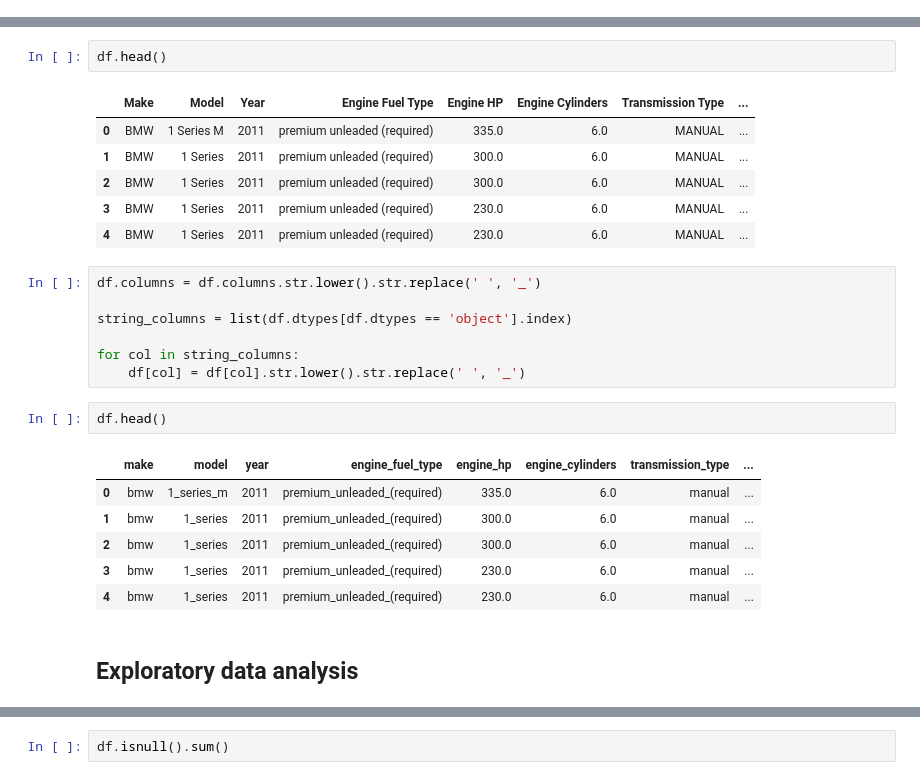
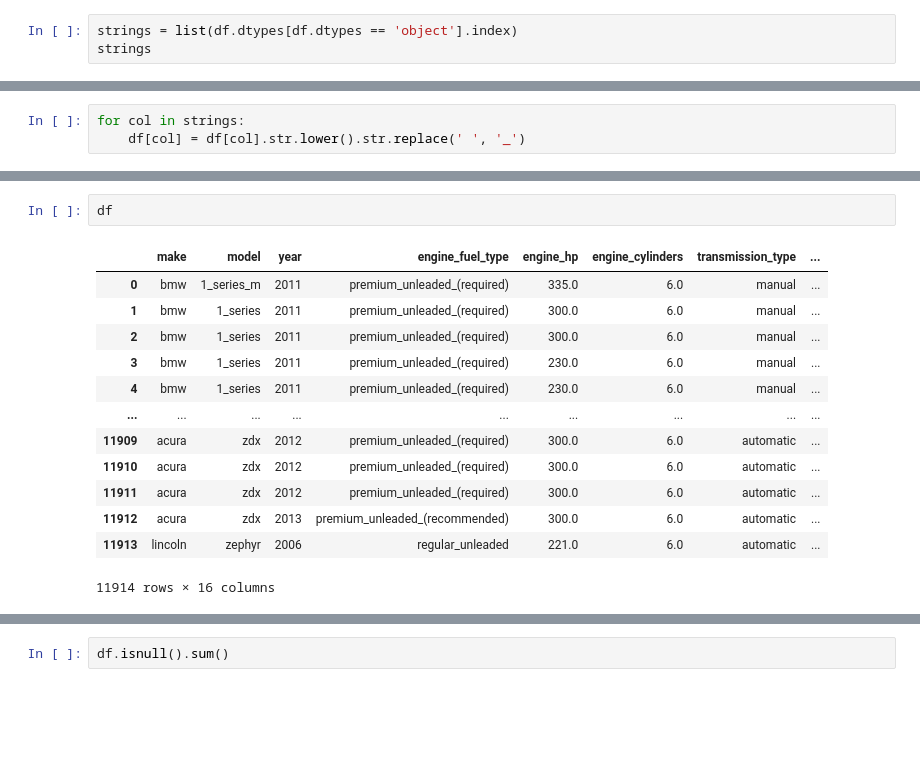
Before and after one commit to Nana-krakue/MLOps-Zoomcamp-2025, a Jupyter notebook: 02-regression/Notes.ipynb, the cells around one changed output, grey strips where cells are left out. Cells and saved outputs as stored; diff of their text form; blank space fills up the shorter version.

```diff
--- a/02-regression/Notes.ipynb
+++ b/02-regression/Notes.ipynb
@@ -12,0 +42,3 @@ len(df)
+# %%
+strings = list(df.dtypes[df.dtypes == 'object'].index)
+strings
@@ -12,0 +54,3 @@ len(df)
+# %%
+for col in strings:
+    df[col] = df[col].str.lower().str.replace(' ', '_')
@@ -13,27 +103,16 @@ len(df)
 # %%
-df.head()
+df
 # %% [output]
-|  | Make | Model | Year | Engine Fuel Type | Engine HP | Engine Cylinders | Transmission Type | ... |
-| 0 | BMW | 1 Series M | 2011 | premium unleaded (required) | 335.0 | 6.0 | MANUAL | ... |
-| 1 | BMW | 1 Series | 2011 | premium unleaded (required) | 300.0 | 6.0 | MANUAL | ... |
-| 2 | BMW | 1 Series | 2011 | premium unleaded (required) | 300.0 | 6.0 | MANUAL | ... |
-| 3 | BMW | 1 Series | 2011 | premium unleaded (required) | 230.0 | 6.0 | MANUAL | ... |
-| 4 | BMW | 1 Series | 2011 | premium unleaded (required) | 230.0 | 6.0 | MANUAL | ... |
+|  | make | model | year | engine_fuel_type | engine_hp | engine_cylinders | transmission_type | ... |
+| 0 | bmw | 1_series_m | 2011 | premium_unleaded_(required) | 335.0 | 6.0 | manual | ... |
+| 1 | bmw | 1_series | 2011 | premium_unleaded_(required) | 300.0 | 6.0 | manual | ... |
+| 2 | bmw | 1_series | 2011 | premium_unleaded_(required) | 300.0 | 6.0 | manual | ... |
+| 3 | bmw | 1_series | 2011 | premium_unleaded_(required) | 230.0 | 6.0 | manual | ... |
+| 4 | bmw | 1_series | 2011 | premium_unleaded_(required) | 230.0 | 6.0 | manual | ... |
+| ... | ... | ... | ... | ... | ... | ... | ... | ... |
+| 11909 | acura | zdx | 2012 | premium_unleaded_(required) | 300.0 | 6.0 | automatic | ... |
+| 11910 | acura | zdx | 2012 | premium_unleaded_(required) | 300.0 | 6.0 | automatic | ... |
+| 11911 | acura | zdx | 2012 | premium_unleaded_(required) | 300.0 | 6.0 | automatic | ... |
+| 11912 | acura | zdx | 2013 | premium_unleaded_(recommended) | 300.0 | 6.0 | automatic | ... |
+| 11913 | lincoln | zephyr | 2006 | regular_unleaded | 221.0 | 6.0 | automatic | ... |
+11914 rows × 16 columns
-# %%
-df.columns = df.columns.str.lower().str.replace(' ', '_')
-
-string_columns = list(df.dtypes[df.dtypes == 'object'].index)
-
-for col in string_columns:
-    df[col] = df[col].str.lower().str.replace(' ', '_')
-# %%
-df.head()
-# %% [output]
-|  | make | model | year | engine_fuel_type | engine_hp | engine_cylinders | transmission_type | ... |
-| 0 | bmw | 1_series_m | 2011 | premium_unleaded_(required) | 335.0 | 6.0 | manual | ... |
-| 1 | bmw | 1_series | 2011 | premium_unleaded_(required) | 300.0 | 6.0 | manual | ... |
-| 2 | bmw | 1_series | 2011 | premium_unleaded_(required) | 300.0 | 6.0 | manual | ... |
-| 3 | bmw | 1_series | 2011 | premium_unleaded_(required) | 230.0 | 6.0 | manual | ... |
-| 4 | bmw | 1_series | 2011 | premium_unleaded_(required) | 230.0 | 6.0 | manual | ... |
-# %% [markdown]
-## Exploratory data analysis
```
Also changed, not shown: parts of 169 cells of this notebook.
